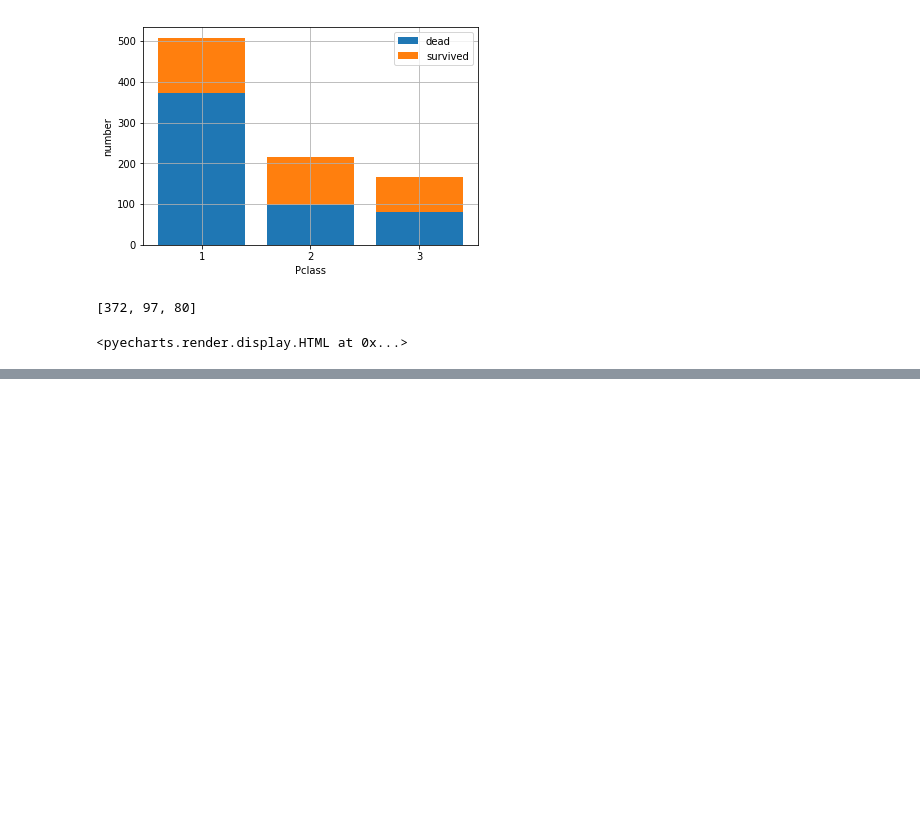
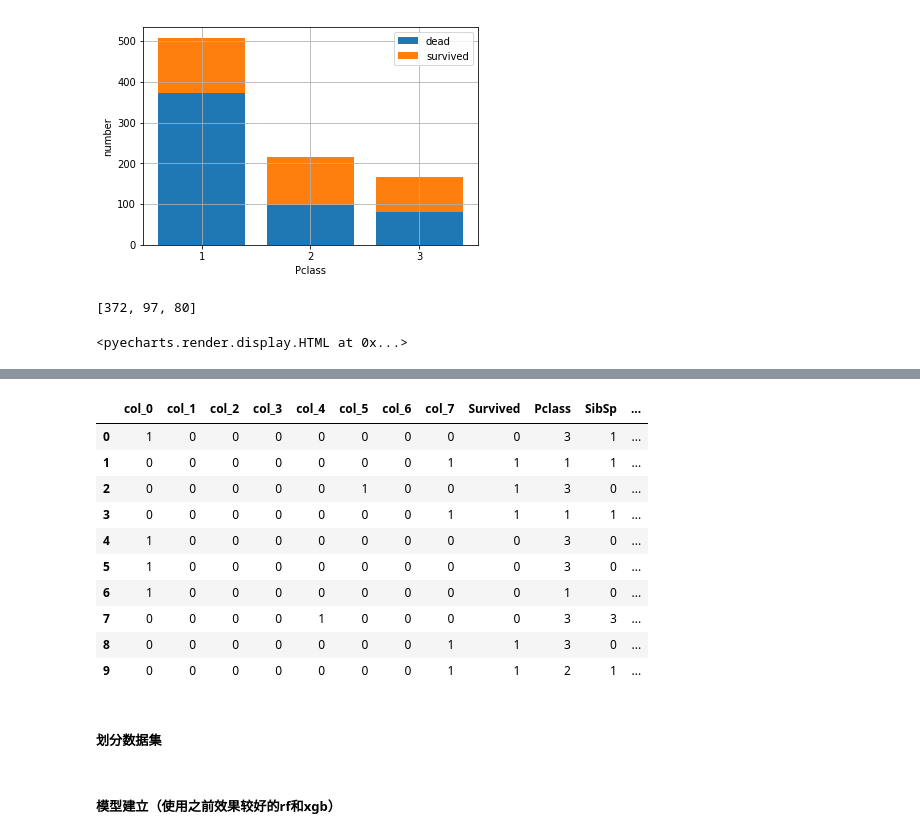
Before and after one commit to zhijun-fu/kaggle_practice, a Jupyter notebook: titanic.ipynb, the cells around one changed output, grey strips where cells are left out. Cells and saved outputs as stored; diff of their text form; code cells hidden in the pictures; blank space fills up the shorter version.

```diff
--- a/titanic.ipynb
+++ b/titanic.ipynb
@@ -163,0 +758,26 @@ bar.render_notebook()
+# %%
+#coding:utf-8
+import warnings
+warnings.filterwarnings('ignore')
+import pandas as pd
+from scipy.interpolate import lagrange#拉格朗日函数
+
+# data_all['Age_new'] = 0
+ll = []
+
+#自定义列向量插值函数
+def ploy(s,n,k=6):
+    y=s[list(range(n-k,n))+list(range(n+1,n+1+k))]#取数
+    y=y[y.notnull()]
+    return lagrange(y.index,list(y))(n)
+
+for j in range(len(data_all)):
+    if(data_all['Age'].isna())[j]:
+#         data_all['Age'][j]=ploy(data_all['Age'],j)
+#         data_all['Age'][j].fillna(ploy(data_all['Age'],j))
+        ll.append(ploy(data_all['Age'],j))
+    else:
+        ll.append(data_all['Age'][j])
+data_all['age'] = pd.Series(ll)
+data_all.drop('Age', axis=1, inplace=True)
+data_all.head()
@@ -163,0 +791,17 @@ bar.render_notebook()
+# %%
+from category_encoders import HashingEncoder
+data = HashingEncoder(cols='title').fit_transform(data_all)
+# dd = encoding.transform(data_all['title'])
+data.head()
+# %% [output]
+|  | col_0 | col_1 | col_2 | col_3 | col_4 | col_5 | col_6 | col_7 | Survived | Pclass | SibSp | ... |
+| 0 | 1 | 0 | 0 | 0 | 0 | 0 | 0 | 0 | 0 | 3 | 1 | ... |
+| 1 | 0 | 0 | 0 | 0 | 0 | 0 | 0 | 1 | 1 | 1 | 1 | ... |
+| 2 | 0 | 0 | 0 | 0 | 0 | 1 | 0 | 0 | 1 | 3 | 0 | ... |
+| 3 | 0 | 0 | 0 | 0 | 0 | 0 | 0 | 1 | 1 | 1 | 1 | ... |
+| 4 | 1 | 0 | 0 | 0 | 0 | 0 | 0 | 0 | 0 | 3 | 0 | ... |
+| 5 | 1 | 0 | 0 | 0 | 0 | 0 | 0 | 0 | 0 | 3 | 0 | ... |
+| 6 | 1 | 0 | 0 | 0 | 0 | 0 | 0 | 0 | 0 | 1 | 0 | ... |
+| 7 | 0 | 0 | 0 | 0 | 1 | 0 | 0 | 0 | 0 | 3 | 3 | ... |
+| 8 | 0 | 0 | 0 | 0 | 0 | 0 | 0 | 1 | 1 | 3 | 0 | ... |
+| 9 | 0 | 0 | 0 | 0 | 0 | 0 | 0 | 1 | 1 | 2 | 1 | ... |
@@ -163,0 +815,2 @@ bar.render_notebook()
+# %% [markdown]
+##### 划分数据集
@@ -163,0 +826,2 @@ bar.render_notebook()
+# %% [markdown]
+##### 模型建立（使用之前效果较好的rf和xgb）
```
Also changed, not shown: parts of 102 cells of this notebook.
